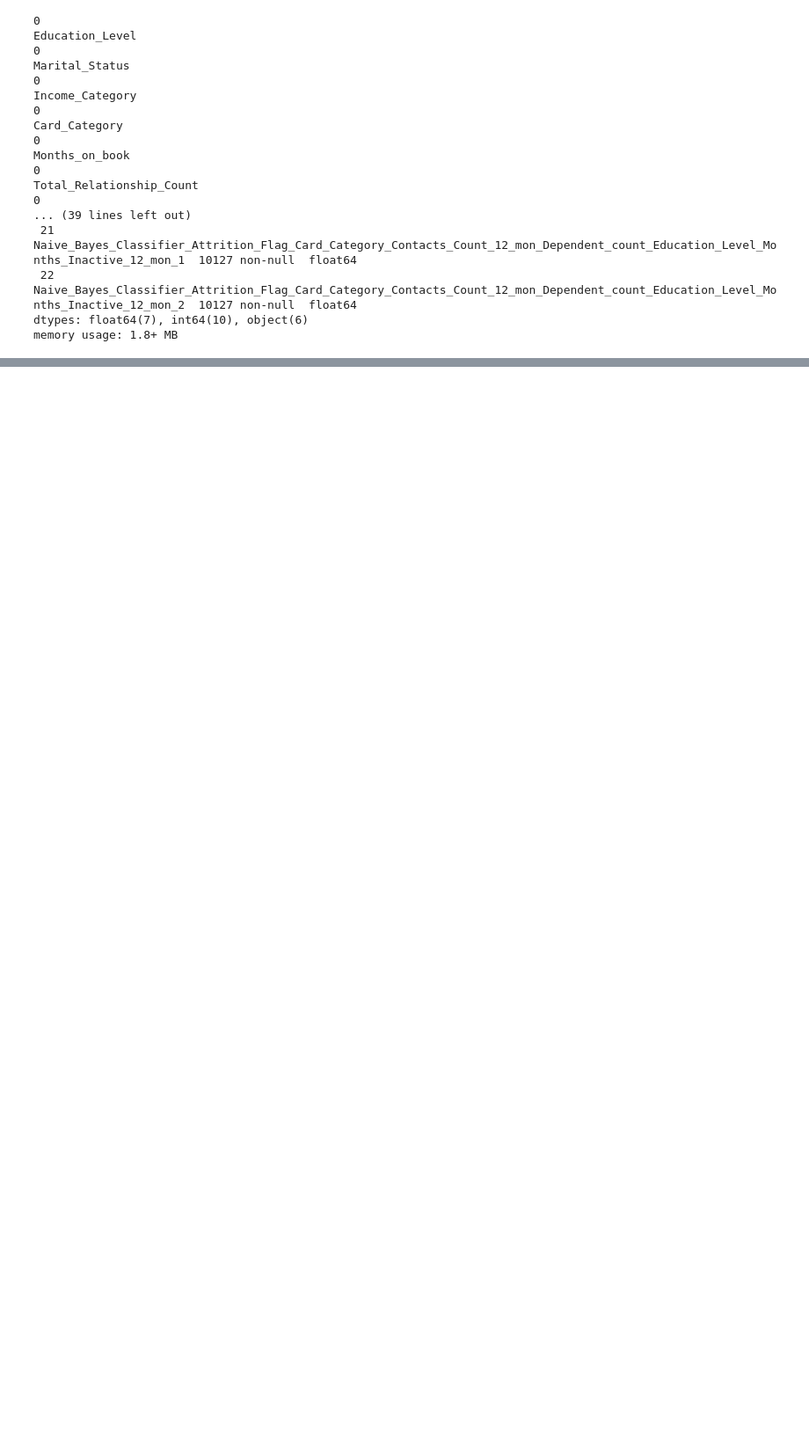
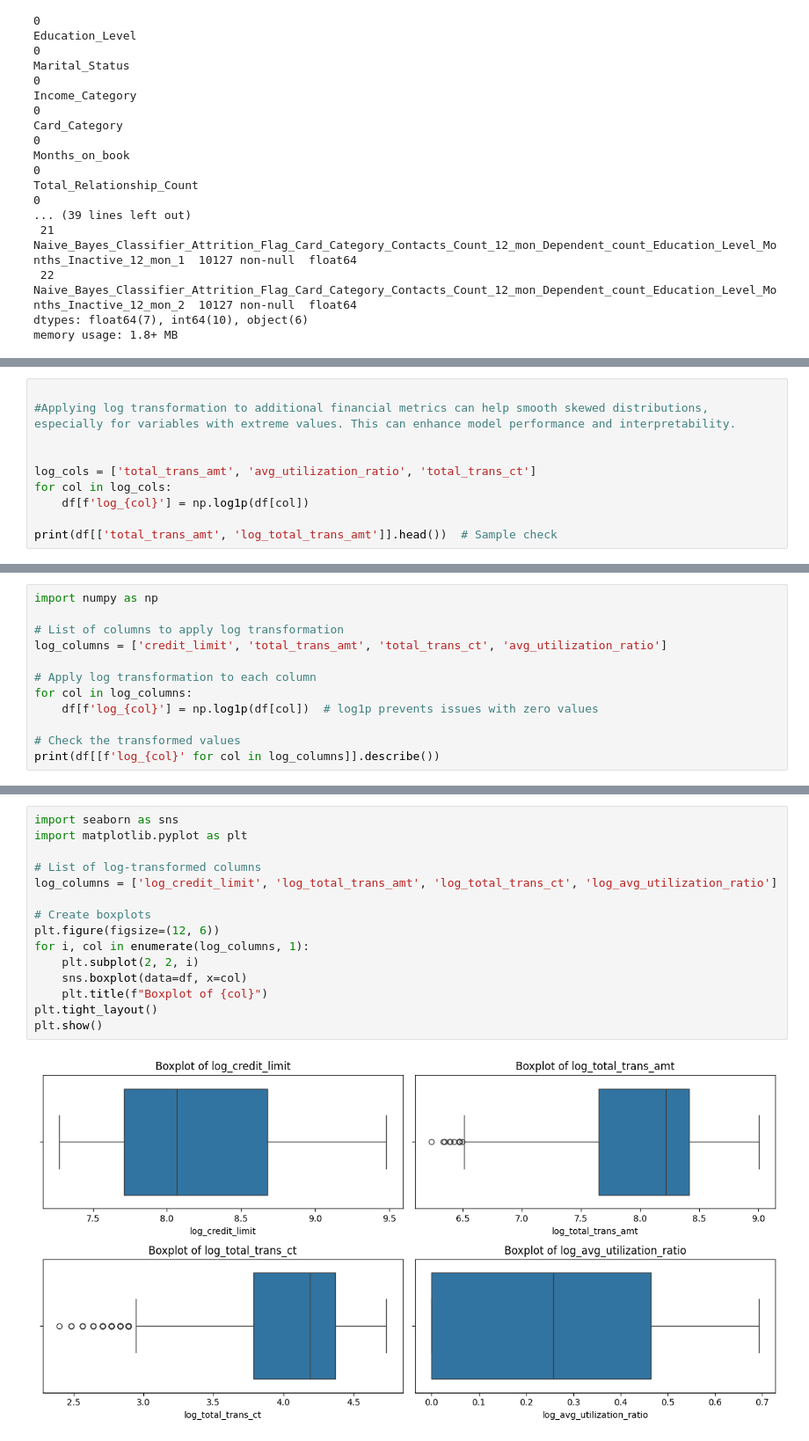
Before and after one commit to Greggpeter234/Credit-Churn-Analysis, a Jupyter notebook: jupyter_notebooks/data_investigation.ipynb, the cells around one changed output, grey strips where cells are left out. Shown at 88% size. Saved outputs shown, nothing was run; the diff lists cells and outputs as text; blank space fills up the shorter version.

```diff
--- a/jupyter_notebooks/data_investigation.ipynb
+++ b/jupyter_notebooks/data_investigation.ipynb
@@ -58,0 +208,10 @@ memory usage: 1.8+ MB
+# %%
+
+#Applying log transformation to additional financial metrics can help smooth skewed distributions, especially for variables with extreme values. This can enhance model performance and interpretability.
+
+
+log_cols = ['total_trans_amt', 'avg_utilization_ratio', 'total_trans_ct']
+for col in log_cols:
+    df[f'log_{col}'] = np.log1p(df[col])
+
+print(df[['total_trans_amt', 'log_total_trans_amt']].head())  # Sample check
@@ -58,0 +227,12 @@ memory usage: 1.8+ MB
+# %%
+import numpy as np
+
+# List of columns to apply log transformation
+log_columns = ['credit_limit', 'total_trans_amt', 'total_trans_ct', 'avg_utilization_ratio']
+
+# Apply log transformation to each column
+for col in log_columns:
+    df[f'log_{col}'] = np.log1p(df[col])  # log1p prevents issues with zero values
+
+# Check the transformed values
+print(df[[f'log_{col}' for col in log_columns]].describe())
@@ -58,0 +261,17 @@ memory usage: 1.8+ MB
+# %%
+import seaborn as sns
+import matplotlib.pyplot as plt
+
+# List of log-transformed columns
+log_columns = ['log_credit_limit', 'log_total_trans_amt', 'log_total_trans_ct', 'log_avg_utilization_ratio']
+
+# Create boxplots
+plt.figure(figsize=(12, 6))
+for i, col in enumerate(log_columns, 1):
+    plt.subplot(2, 2, i)
+    sns.boxplot(data=df, x=col)
+    plt.title(f"Boxplot of {col}")
+plt.tight_layout()
+plt.show()
+# %% [output]
+[figure, added]
```
Also changed, not shown: parts of 18 cells of this notebook.
